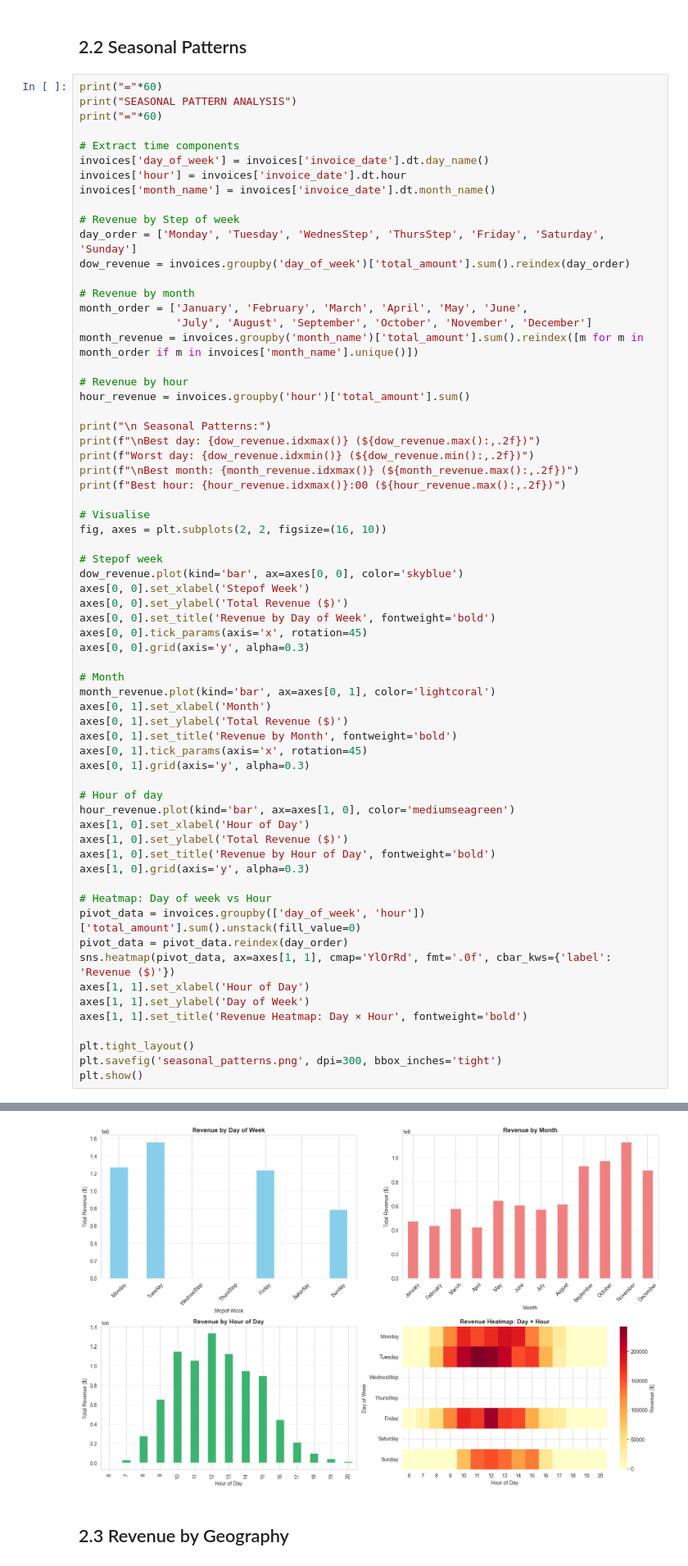
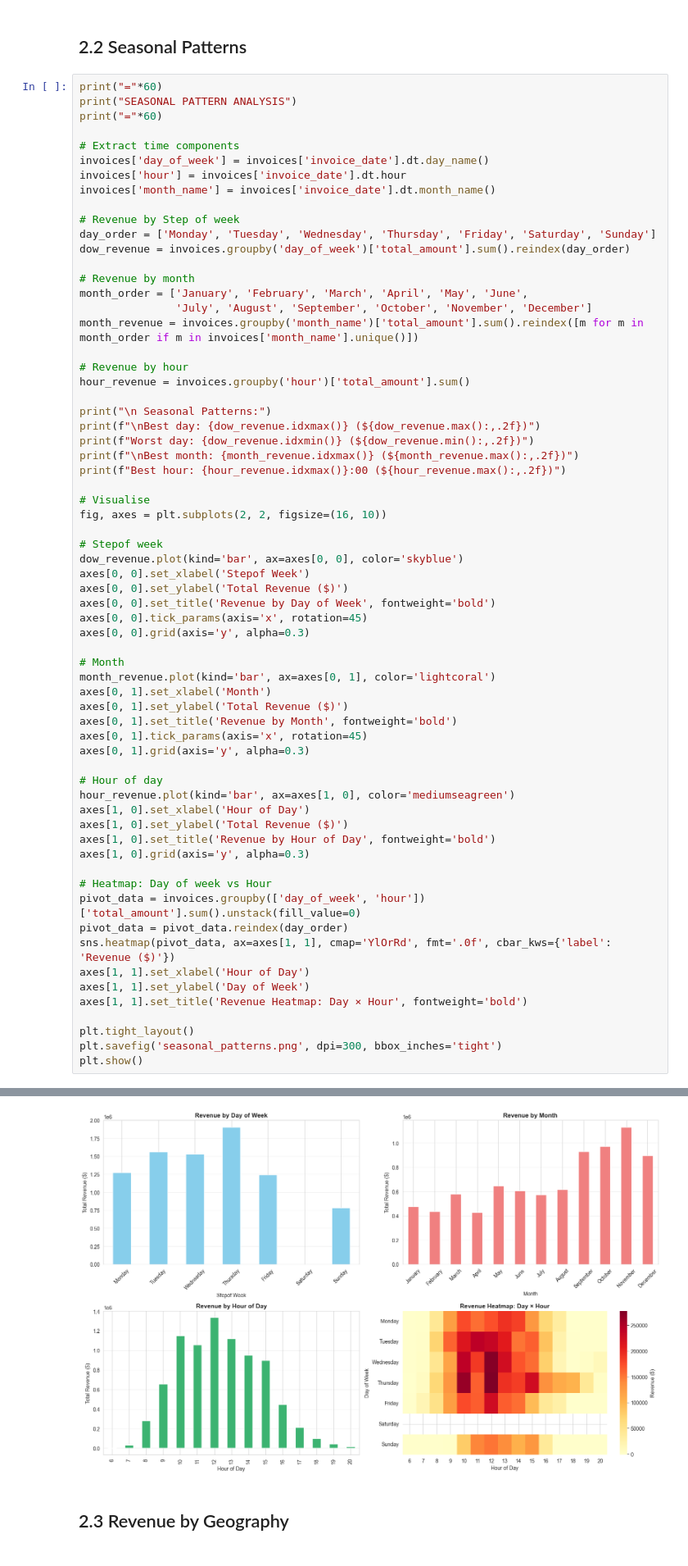
Before and after one commit to MuhammadAbbas99/data_osaaja_harjoittelu, a Jupyter notebook: Phase4_EDA_Visualisation.ipynb, the cells around one changed output, grey strips where cells are left out. Shown at 82% size. Saved outputs shown, nothing was run; the diff lists cells and outputs as text.

```diff
--- a/Phase4_EDA_Visualisation.ipynb
+++ b/Phase4_EDA_Visualisation.ipynb
@@ -622,7 +622,7 @@ invoices['hour'] = invoices['invoice_date'].dt.hour
 invoices['month_name'] = invoices['invoice_date'].dt.month_name()
 
 # Revenue by Step of week
-day_order = ['Monday', 'Tuesday', 'WednesStep', 'ThursStep', 'Friday', 'Saturday', 'Sunday']
+day_order = ['Monday', 'Tuesday', 'Wednesday', 'Thursday', 'Friday', 'Saturday', 'Sunday']
 dow_revenue = invoices.groupby('day_of_week')['total_amount'].sum().reindex(day_order)
 
 # Revenue by month
@@ -687,8 +687,8 @@ Best day: Tuesday ($1,562,340.91)
 Worst day: Sunday ($784,418.85)
 
 Best month: November ($1,132,407.74)
 Best hour: 12:00 ($1,337,064.42)
-[figure, old version]
+[figure, new version]
 # %% [markdown]
 ## 2.3 Revenue by Geography
 # %%
```
Also changed, not shown: parts of 11 cells of this notebook, 3 other files.
